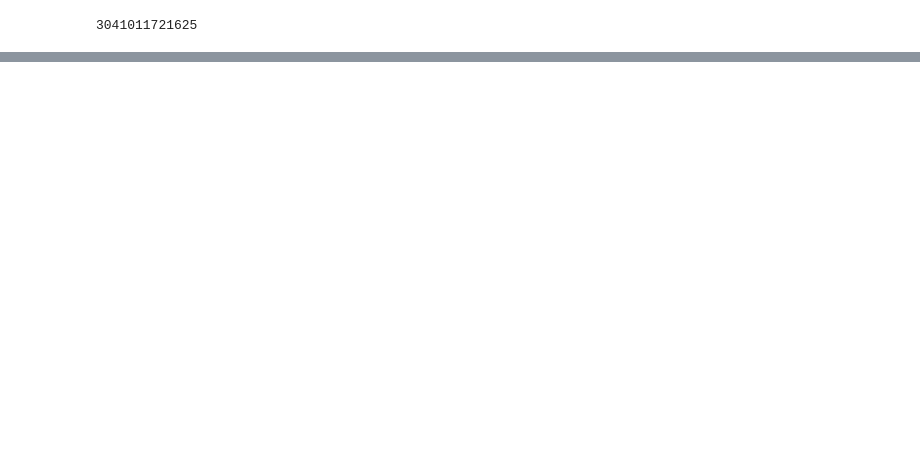
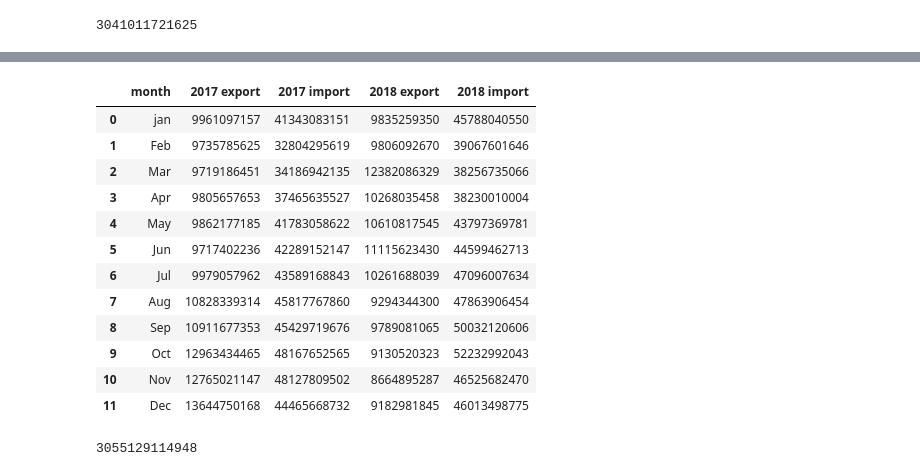
Before and after one commit to Sailendra-Mahapatra/Project2, a Jupyter notebook: malik/malik.ipynb, the cells around one changed output, grey strips where cells are left out. Cells and saved outputs as stored; diff of their text form; code cells hidden in the pictures; blank space fills up the shorter version.

```diff
--- a/malik/malik.ipynb
+++ b/malik/malik.ipynb
@@ -126,2 +265,24 @@ data_2017_export
 # %%
 # data_2015 = data_2015.to_csv("data_2015.csv", index=False)
+# %%
+monthly_import_export = pd.DataFrame({"month":["jan","Feb","Mar","Apr","May","Jun","Jul","Aug","Sep","Oct","Nov","Dec"],
+                                     "2017 export":monthly_2017_export["total"],
+                                     "2017 import":monthly_2017_import["total"],
+                                     "2018 export":monthly_2018_export["total"],
+                                     "2018 import":monthly_2018_import["total"]
+                                      })
+monthly_import_export
+# %% [output]
+|  | month | 2017 export | 2017 import | 2018 export | 2018 import |
+| 0 | jan | 9961097157 | 41343083151 | 9835259350 | 45788040550 |
+| 1 | Feb | 9735785625 | 32804295619 | 9806092670 | 39067601646 |
+| 2 | Mar | 9719186451 | 34186942135 | 12382086329 | 38256735066 |
+| 3 | Apr | 9805657653 | 37465635527 | 10268035458 | 38230010004 |
+| 4 | May | 9862177185 | 41783058622 | 10610817545 | 43797369781 |
+| 5 | Jun | 9717402236 | 42289152147 | 11115623430 | 44599462713 |
+| 6 | Jul | 9979057962 | 43589168843 | 10261688039 | 47096007634 |
+| 7 | Aug | 10828339314 | 45817767860 | 9294344300 | 47863906454 |
+| 8 | Sep | 10911677353 | 45429719676 | 9789081065 | 50032120606 |
+| 9 | Oct | 12963434465 | 48167652565 | 9130520323 | 52232992043 |
+| 10 | Nov | 12765021147 | 48127809502 | 8664895287 | 46525682470 |
+| 11 | Dec | 13644750168 | 44465668732 | 9182981845 | 46013498775 |
@@ -127,0 +312,4 @@ data_2017_export
+# %%
+3055129114948
+# %% [output]
+3055129114948
```
Also changed, not shown: parts of 24 cells of this notebook, 16 other files.
